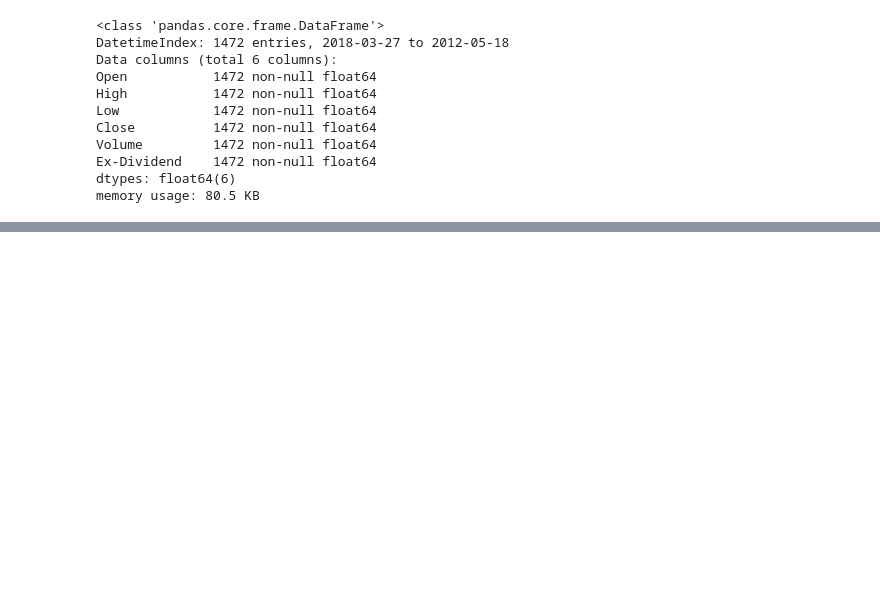
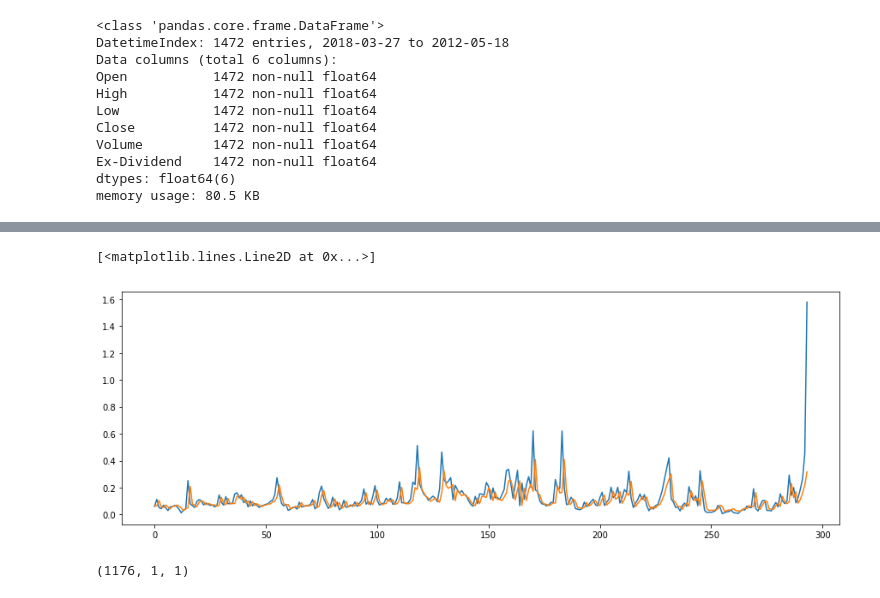
Before and after one commit to Aalena/Zero-to-Deep-learning-FINTECH, a Jupyter notebook: facebook_timeSeries_ML.ipynb, the cells around one changed output, grey strips where cells are left out. Saved outputs shown, nothing was run; the diff lists cells and outputs as text; code cells hidden in the pictures; blank space fills up the shorter version.

```diff
--- a/facebook_timeSeries_ML.ipynb
+++ b/facebook_timeSeries_ML.ipynb
@@ -97,0 +290,6 @@ array([76787884.])
+# %%
+X_train = train_sc_df.dropna().drop('Scaled', axis=1).values
+y_train = train_sc_df.dropna()[['Scaled']].values
+
+X_test = test_sc_df.dropna().drop('Scaled', axis=1).values
+y_test = test_sc_df.dropna()[['Scaled']].values
@@ -97,0 +300,8 @@ array([76787884.])
+# %%
+K.clear_session()
+
+model = Sequential()
+model.add(Dense(12, input_dim=window_size, activation='relu'))
+model.add(Dense(1))
+model.compile(loss='mean_squared_error', optimizer='adam')
+model.summary()
@@ -97,0 +320,3 @@ array([76787884.])
+# %%
+model.fit(X_train, y_train, epochs=200,
+          batch_size=500, verbose=1, callbacks=[early_stop])
@@ -97,0 +342,9 @@ array([76787884.])
+# %%
+y_pred_fc_window = model.predict(X_test_fb)
+# %%
+plt.figure(figsize=(15,5))
+plt.plot(y_test_fb)
+plt.plot(y_pred_fc_window)
+# %% [output]
+[<matplotlib.lines.Line2D at 0x...>]
+[figure, added]
@@ -97,0 +357,4 @@ array([76787884.])
+# %%
+X_train_t.shape
+# %% [output]
+(1176, 1, 1)
```
Also changed, not shown: parts of 51 cells of this notebook.
